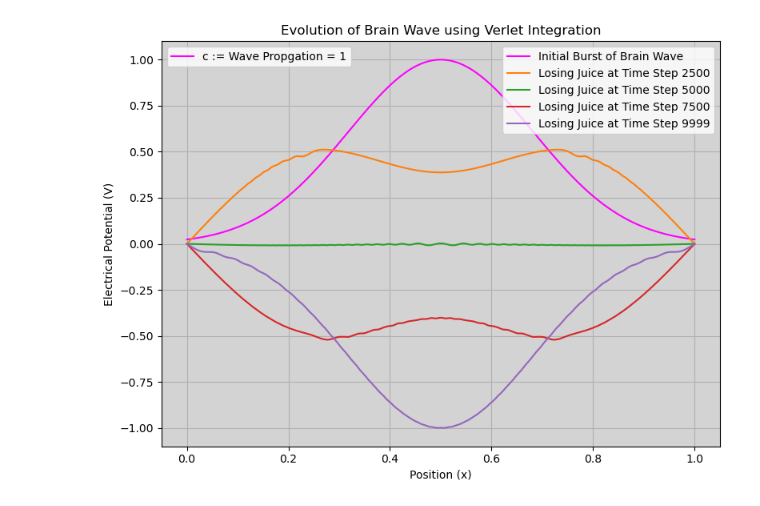
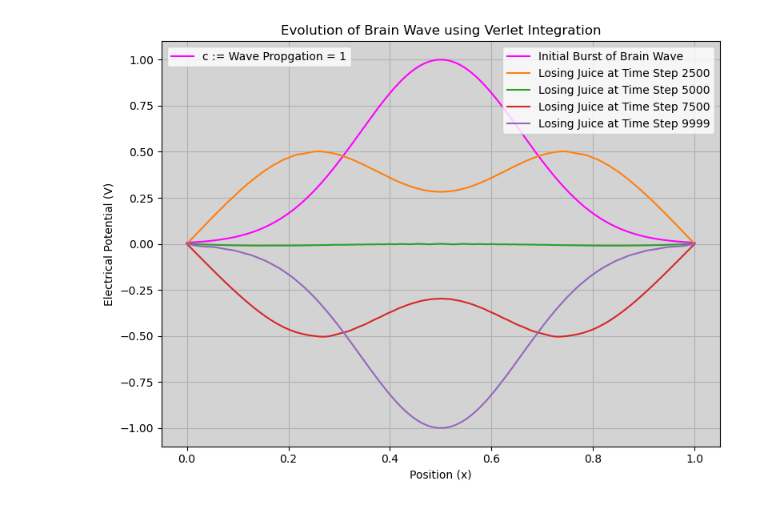
Before and after one commit to ColinJ2334/Numerical_PDEs, a Jupyter notebook: brain_waves.ipynb, the cells around one changed output. Saved outputs shown, nothing was run; the diff lists cells and outputs as text; code cells hidden in the pictures.

```diff
--- a/brain_waves.ipynb
+++ b/brain_waves.ipynb
@@ -5,7 +5,7 @@ import matplotlib.pyplot as plt
 # Parameters and constants
 L = 1  # Length of the tissue slice
 c = 1  # Propagation speed, arbitrary for this model
-alpha = 15  # Width of the Gaussian for initial condition
+alpha = 20  # Width of the Gaussian for initial condition
 N = 200
 dx = L / N
 x_values = np.linspace(0, L, N)
@@ -52,31 +52,31 @@ labels = []  # List to hold the labels for the first legend
 
 for step in selected_steps:
     if step == 0:  # or whatever value represents the first time step in your data
         label = 'Initial Burst of Brain Wave'
 
     elif step == 500:
         label = 'Equilibrium? at Time Step 500'
     else:
         label = f'Losing Juice at Time Step {step}'
     line, = plt.plot(x_values, V_over_time[step], label=label)
 
     lines.append(line)
     labels.append(label)
 
 lines[0].set_color('magenta')
 # First legend
 legend1 = plt.legend(lines, labels, loc='upper right')
 plt.gca().add_artist(legend1)
 
 # Second legend
 plt.legend([lines[0]], ['c := Wave Propgation = 1'], loc='upper left')
 plt.xlabel("Position (x)")
 plt.ylabel("Electrical Potential (V)")
 plt.title("Evolution of Brain Wave using Verlet Integration")
 plt.grid(True)
 plt.gca().set_facecolor('lightgrey')
 #plt.legend()
 plt.tight_layout()
 plt.show()
 # %% [output]
-[figure, old version]
+[figure, new version]
```
